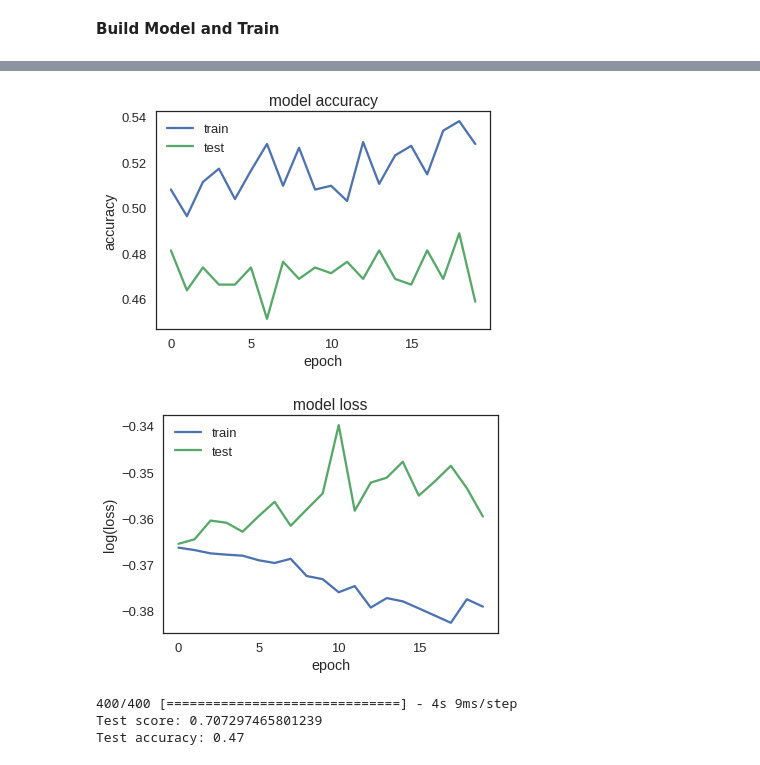
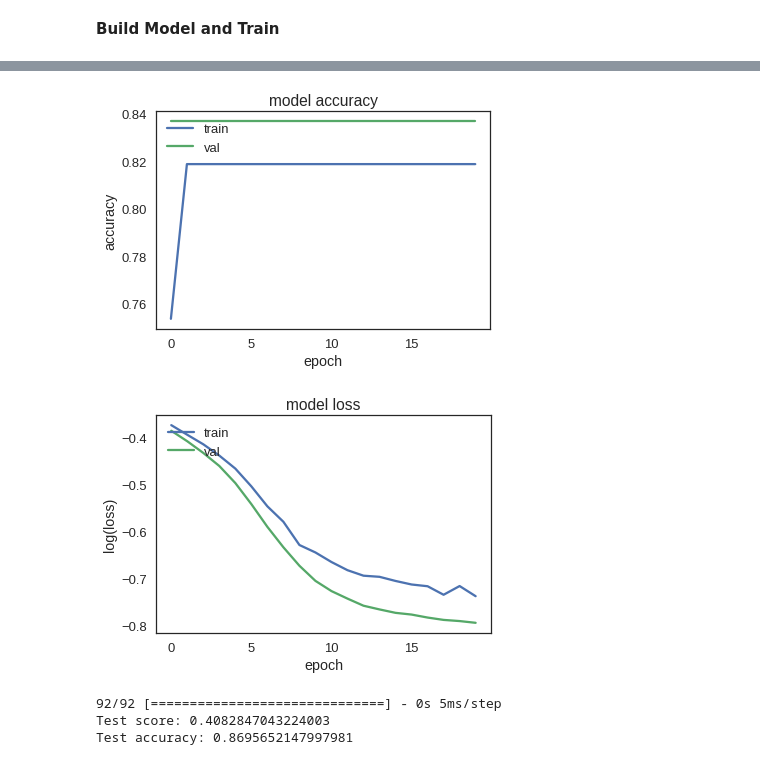
Before and after one commit to NeuroTechX/eeg-notebooks_v0.1, a Jupyter notebook: notebooks/Deep_eeg_notebooks.ipynb, the cells around one changed output, grey strips where cells are left out. Saved outputs shown, nothing was run; the diff lists cells and outputs as text; code cells hidden in the pictures.

```diff
--- a/notebooks/Deep_eeg_notebooks.ipynb
+++ b/notebooks/Deep_eeg_notebooks.ipynb
@@ -90,19 +100,19 @@ subs = [101, 102, 103, 104, 105, 106, 108, 109, 110, 111, 112,
 
 #for testing
 #subs = [ 205, 207, 208, 209]
-
+subs = [2]
 #number of sessions in each subject folder
-nsesh = 2
+nsesh = 1
 
 data_dir = 'visual/cueing'
 event_ids = ['LeftCue','RightCue']
 
 
 ## Can load other experiments like this
-#subs = [ 1, 2, 3]
-#nsesh = 2
-#data_dir = 'visual/P300'
-#event_ids = ['Standard','Target']
+subs = [ 1]
+nsesh = 1
+data_dir = 'visual/P300'
+event_ids = ['Standard','Target']
 ##
 
 load_verbose = 0 #print output during loading
@@ -116,13 +126,13 @@ eeg_filter_highpass = 1
 eeg_filter_lowpass = nsfreq/2.5  #lower to avoid aliasing from decim
 
 #artifact rejection
-rej_thresh_uV = 500  #300 removes most blinks, 1000 keeps most trials
+rej_thresh_uV = 100  #300 removes most blinks, 1000 keeps most trials
 rej_thresh = rej_thresh_uV*1e-6
 
 #trial epoch limits
-tmin=-1
-tmax=2
-baseline=(-1, 0) #gets removed from training data but used during processing
+tmin=-.1 #-1
+tmax=.8 #2
+baseline=None #(-1, 0) #gets removed from training data but used during processing
 
 #wavelet settings
 f_low = 4
@@ -136,7 +146,7 @@ frequencies =  np.linspace(f_low, f_high, f_bins, endpoint=True)
 frequency_domain = 0  #if True uses wavelets otherwise use time series
 
 #Training Settings
-batch_size = 32
+batch_size = 16
 train_epochs = 20
 num_classes = len(event_ids)
 test_split = 0.2
@@ -369,15 +381,13 @@ x_train shape: (1197, 256, 4)
 print('Running ' +  model_type + ' Model:')
 if model_type == 'LSTM':
   ##---LSTM - Many to two, sequence of time to electrodes
-  units = [input_shape[1], 20, 4, 20, num_classes]
+  units = [input_shape[1], 4, 4, num_classes]
   model = Sequential()
   model.add(LSTM(input_shape=(None, units[0]) ,units=units[1], return_sequences=True))
   model.add(Dropout(0.2))
-  model.add(LSTM(units=units[2],return_sequences=True))
+  model.add(LSTM(units=units[2],return_sequences=False))
   model.add(Dropout(0.2))
-  model.add(LSTM(units=units[3],return_sequences=False))
-  model.add(Dropout(0.2))
-  model.add(Dense(units=units[4]))
+  model.add(Dense(units=units[3]))
   model.add(Activation("softmax"))
 
 if model_type == 'NN':
@@ -433,7 +443,7 @@ plt.plot(history.history['val_acc'])
 plt.title('model accuracy')
 plt.ylabel('accuracy')
 plt.xlabel('epoch')
-plt.legend(['train', 'test'], loc='upper left')
+plt.legend(['train', 'val'], loc='upper left')
 plt.show()
 # summarize history for loss
 plt.plot(np.log(history.history['loss']))
@@ -441,7 +451,7 @@ plt.plot(np.log(history.history['val_loss']))
 plt.title('model loss')
 plt.ylabel('log(loss)')
 plt.xlabel('epoch')
-plt.legend(['train', 'test'], loc='upper left')
+plt.legend(['train', 'val'], loc='upper left')
 plt.show()
 
 # Test on left out Test data
@@ -466,8 +476,8 @@ Trainable params: 4,442
 Non-trainable params: 0
 _________________________________________________________________
 dict_keys(['val_loss', 'val_acc', 'loss', 'acc'])
-[figure, old version]
+[figure, new version]
-[figure, old version]
+[figure, new version]
-400/400 [==============================] - 4s 9ms/step
-Test score: 0.707297465801239
-Test accuracy: 0.47
+92/92 [==============================] - 0s 5ms/step
+Test score: 0.4082847043224003
+Test accuracy: 0.8695652147997981
```
Also changed, not shown: parts of 6 cells of this notebook.
